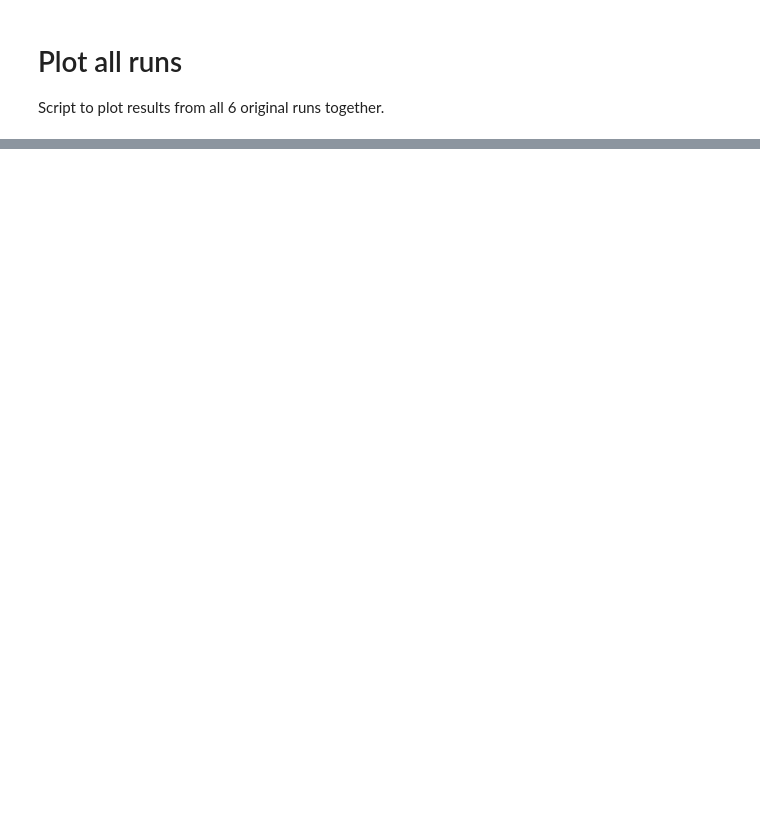
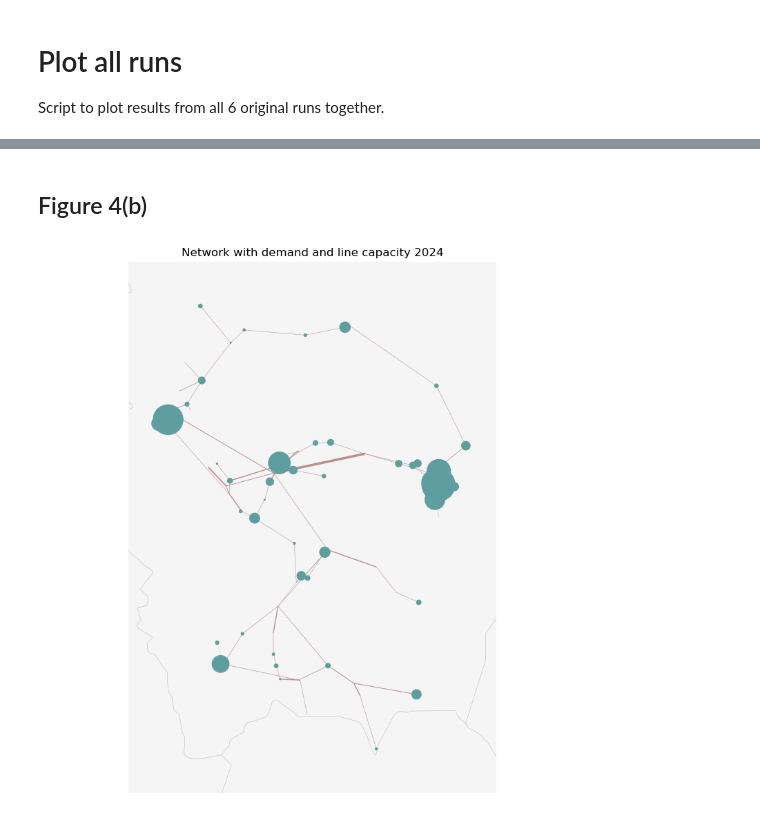
Before and after one commit to norakytt/pypsa-earth-bo, a Jupyter notebook: analysis_scripts/plots.ipynb, the cells around one changed output, grey strips where cells are left out. Cells and saved outputs as stored; diff of their text form; code cells hidden in the pictures; blank space fills up the shorter version.

```diff
--- a/analysis_scripts/plots.ipynb
+++ b/analysis_scripts/plots.ipynb
@@ -72,0 +234,54 @@ def get_colors(carriers):
+# %% [markdown]
+## Figure 4(b)
+# %%
+# PLOT NETWORK WITH DEMAND AND LINE CAPACITY
+
+max_node_size = 0.1  # maximum size of a node for plotting purposes [used in plots]
+
+def normalize_node_size(values, max_node_size=max_node_size):
+    return values / values.max() * max_node_size
+
+fig, ax = plt.subplots(
+    figsize=(10, 10),
+    subplot_kw={
+        "projection": ccrs.PlateCarree()
+    },
+)
+
+# Choose year to plot:
+n = pypsa.Network(network_path)
+
+n.plot(
+    margin=0.1,
+    ax=None,
+    geomap=True,
+    projection=None,
+    bus_colors="cadetblue",
+    bus_alpha=1,
+    bus_sizes=normalize_node_size(
+        n.loads_t.p_set.sum().rename("load").rename_axis("bus")
+    ),
+    bus_cmap=None,
+    line_colors="rosybrown",
+    link_colors="darkseagreen",
+    transformer_colors="orange",
+    line_widths=n.lines.s_nom_opt / 3e2,
+    link_widths=1.5,
+    transformer_widths=1.5,
+    line_cmap=None,
+    link_cmap=None,
+    transformer_cmap=None,
+    flow=None,
+    branch_components=None,
+    layouter=None,
+    title=f"Network with demand and line capacity {first_year}",
+    boundaries=None,
+    geometry=False,
+    jitter=None,
+    color_geomap=True,
+)  # None or True
+
+ax.axis("off")
+plt.show()
+# %% [output]
+[figure, added]
```
Also changed, not shown: parts of 58 cells of this notebook, 36 other files.
